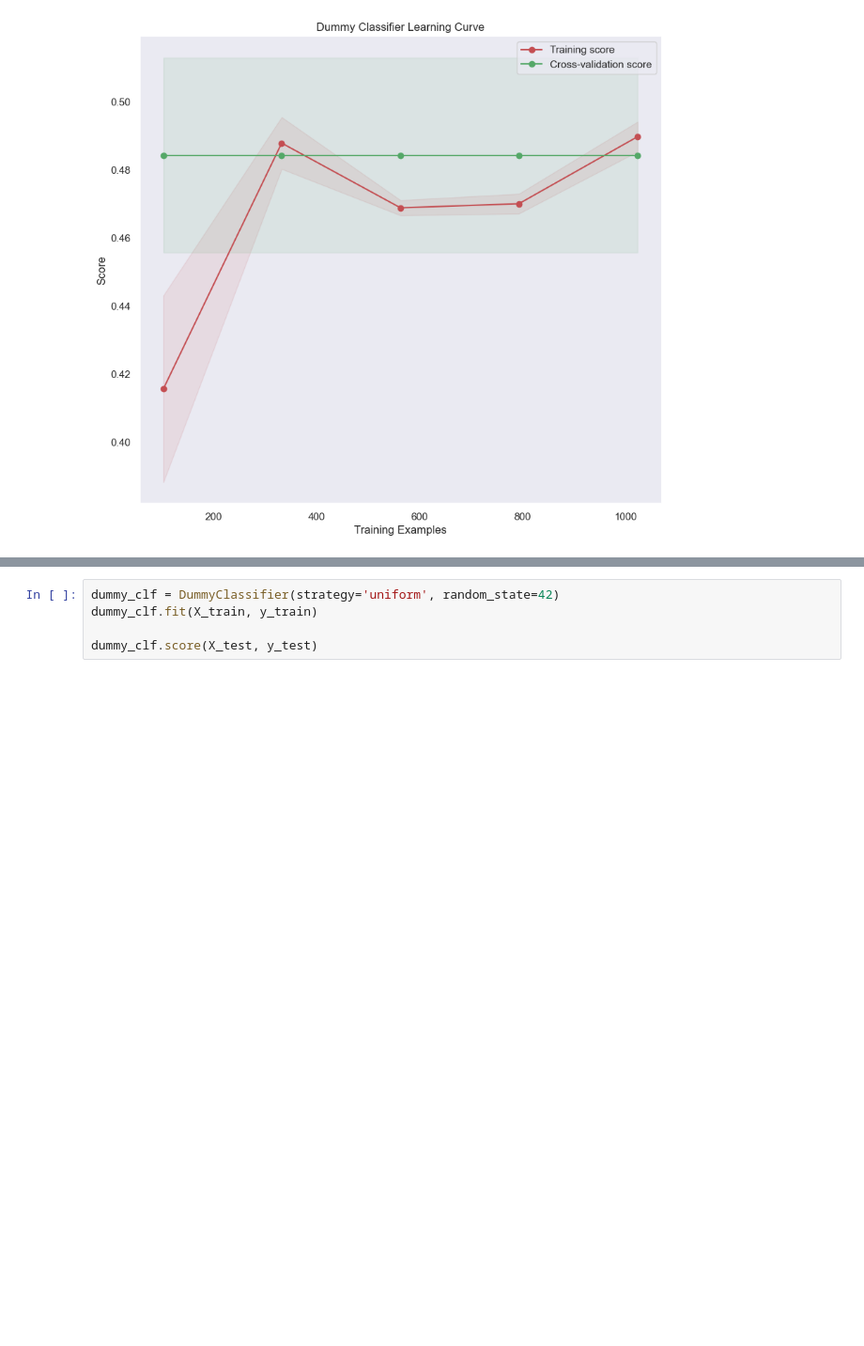
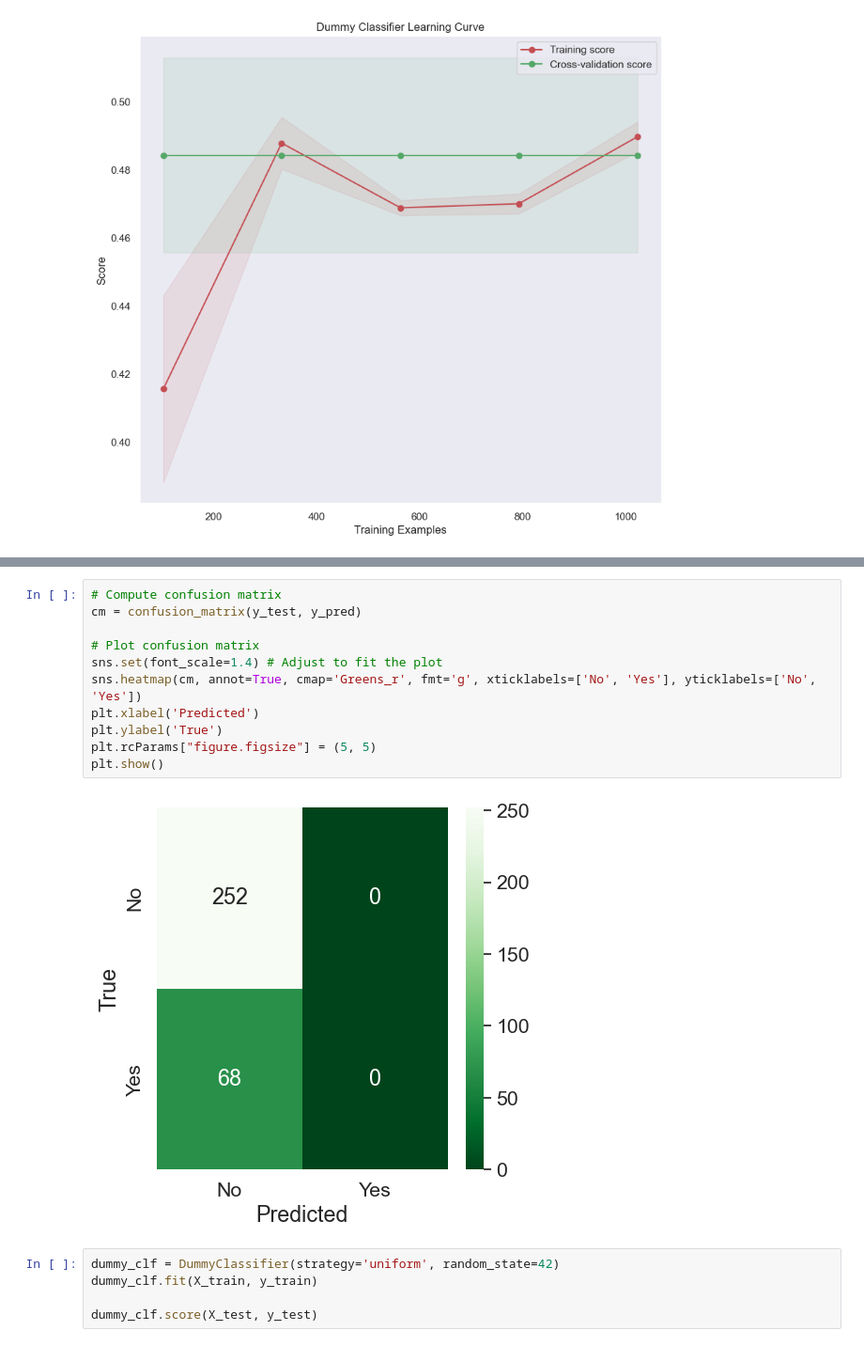
Before and after one commit to fwnriyx/poly, a Jupyter notebook: AI and Machine Learning/CA1/Classificiation/credits.ipynb, the cells around one changed output, grey strips where cells are left out. Shown at 94% size. Saved outputs shown, nothing was run; the diff lists cells and outputs as text; blank space fills up the shorter version.

```diff
--- a/AI and Machine Learning/CA1/Classificiation/credits.ipynb
+++ b/AI and Machine Learning/CA1/Classificiation/credits.ipynb
@@ -594,6 +593,19 @@ KeyError: 'train_accuracy'
 Finally, I will display the results and distribution of the guesses of my machine through a Confusion Matrix. This is what the confusion matrix represents.
 
 ![Alt text](DefaultConfusionMatrix.png)
+# %%
+# Compute confusion matrix
+cm = confusion_matrix(y_test, y_pred)
+
+# Plot confusion matrix
+sns.set(font_scale=1.4) # Adjust to fit the plot
+sns.heatmap(cm, annot=True, cmap='Greens_r', fmt='g', xticklabels=['No', 'Yes'], yticklabels=['No', 'Yes'])
+plt.xlabel('Predicted')
+plt.ylabel('True')
+plt.rcParams["figure.figsize"] = (5, 5)
+plt.show()
+# %% [output]
+[figure, added]
 # %%
 dummy_clf = DummyClassifier(strategy='uniform', random_state=42)
 dummy_clf.fit(X_train, y_train)
```
Also changed, not shown: parts of 6 cells of this notebook.
